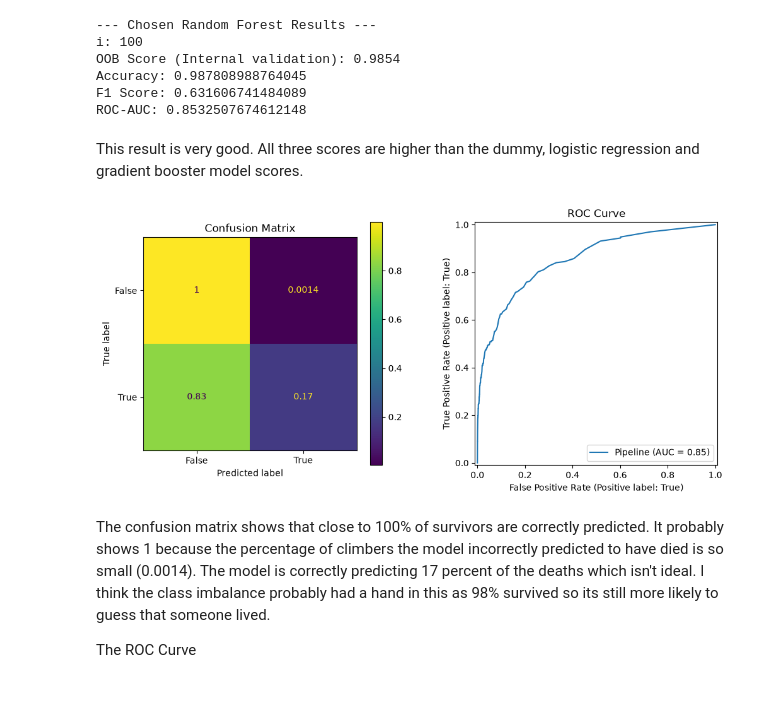
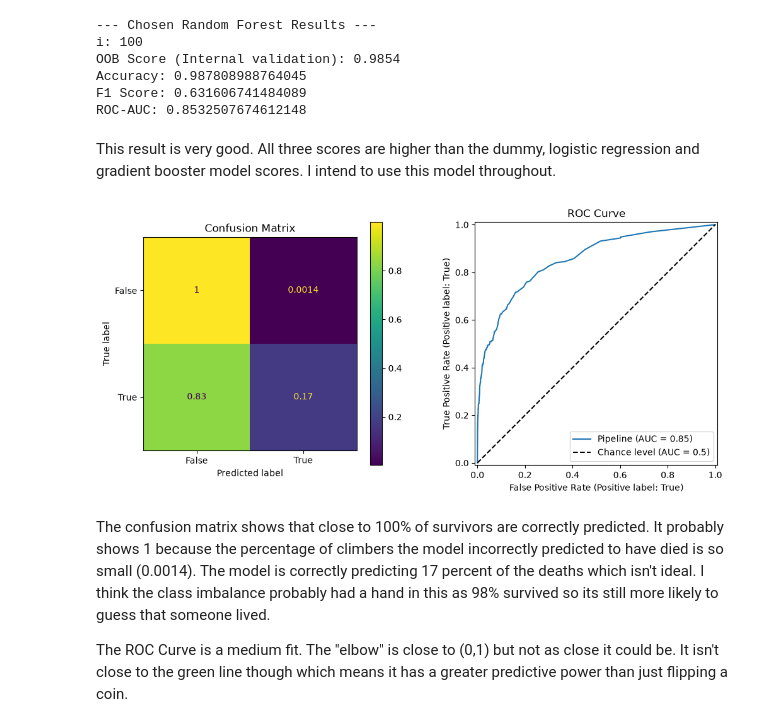
Before and after one commit to Aine-Coghlan/Himalayan-survivors, a Jupyter notebook: notebooks/03_model_comparison.ipynb, the cells around one changed output. Saved outputs shown, nothing was run; the diff lists cells and outputs as text; code cells hidden in the pictures; blank space fills up the shorter version.

Commit message:
added draft conclusion. Finished error analysis. Added to assistance declaration. Added to roc curve. Added to markdown cells

```diff
--- a/notebooks/03_model_comparison.ipynb
+++ b/notebooks/03_model_comparison.ipynb
@@ -386,29 +386,32 @@ Accuracy: 0.987808988764045
 F1 Score: 0.631606741484089
 ROC-AUC: 0.8532507674612148
 # %% [markdown]
-This result is very good. All three scores are higher than the dummy, logistic regression and gradient booster model scores.
+This result is very good. All three scores are higher than the dummy, logistic regression and gradient booster model scores. I intend to use this model throughout.
 # %%
 import matplotlib.pyplot as plt
+import seaborn as sns
 from sklearn.metrics import ConfusionMatrixDisplay, RocCurveDisplay
 
 fig, ax = plt.subplots(1, 2, figsize=(12, 5))
 
 ConfusionMatrixDisplay.from_estimator(
     chosen_pipeline, X_test, y_test,
     ax=ax[0],
     normalize = "true")
 ax[0].set_title("Confusion Matrix")
 
 RocCurveDisplay.from_estimator(
     chosen_pipeline, X_test, y_test,
+    plot_chance_level = True,
     ax=ax[1])
+
 ax[1].set_title("ROC Curve")
 
 
 plt.show()
 # %% [output]
-[figure, old version]
+[figure, new version]
 # %% [markdown]
 The confusion matrix shows that close to 100% of survivors are correctly predicted. It probably shows 1 because the percentage of climbers the model incorrectly predicted to have died is so small (0.0014). The model is correctly predicting 17 percent of the deaths which isn't ideal. I think the class imbalance probably had a hand in this as 98% survived so its still more likely to guess that someone lived.
 
-The ROC Curve
+The ROC Curve is a medium fit. The "elbow" is close to (0,1) but not as close it could be. It isn't close to the green line though which means it has a greater predictive power than just flipping a coin.
```
Also changed, not shown: parts of 1 cell of this notebook, 2 other files.
